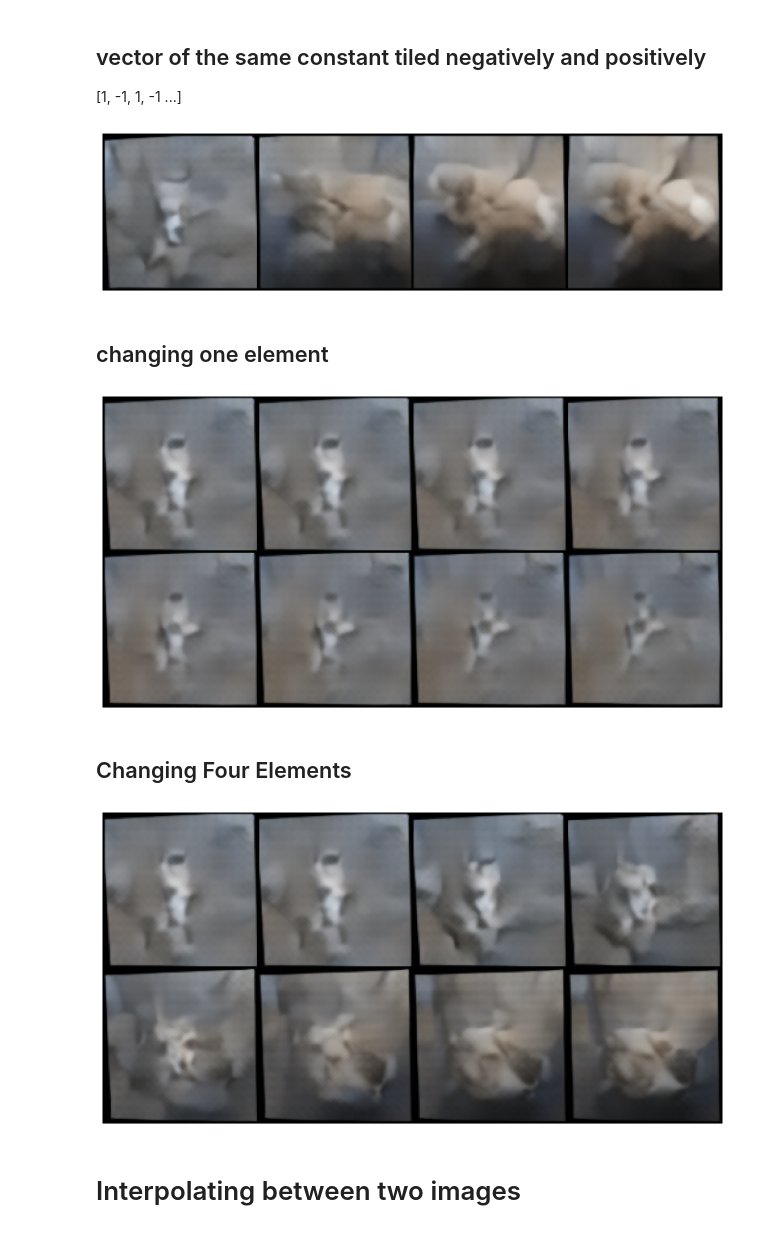
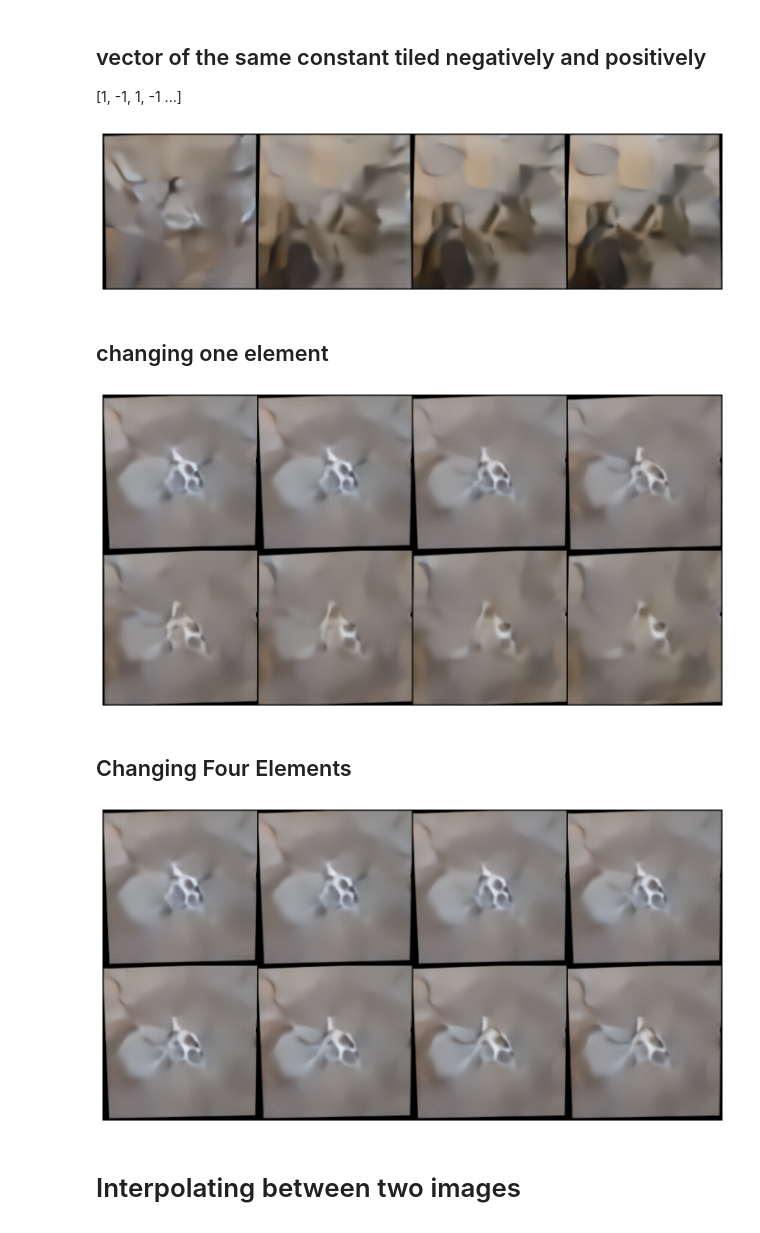
Before and after one commit to yuvalgos/FakeShmoot, a Jupyter notebook: SampleAndVisualize.ipynb, the cells around one changed output. Saved outputs shown, nothing was run; the diff lists cells and outputs as text; code cells hidden in the pictures.

```diff
--- a/SampleAndVisualize.ipynb
+++ b/SampleAndVisualize.ipynb
@@ -1,17 +1,23 @@
 # %%
+import numpy as np
 import torch
 from Utils import visualize_batch
 import matplotlib.pyplot as plt
+from DataSets import ShmootDataSet256
+import imageio
+import torchvision.transforms.functional as F
 
 plt.rcParams["figure.figsize"] = (12, 12)
+
+device = 'cpu'
 # %%
-model = torch.load('checkpoints/128final/long_run_beta4_5blocks_9000.pt')
-setattr(model.decoder, 'first_fmap_size', 128//8)  # a small fix that is required after changing the model
+model = torch.load('checkpoints/256final/256_first_try_9000.pt').to(device)
+# setattr(model.decoder, 'first_fmap_size', 128//8)  # a small fix that is required after changing the model
 
 model.requires_grad = False
 model = model.eval()
 
-latent_size = 128
+latent_size = 200
 # %% [markdown]
 # Random Sampling
 # %%
@@ -57,16 +63,16 @@ visualize_batch(samples)
 ## vector of the same constant tiled negatively and positively
 [1, -1, 1, -1 ...]
 # %%
-z = [torch.tensor([c, -c]*(latent_size//2)).to('cuda') for c in[0.1, 0.5, 1, 3]]
+z = [torch.tensor([c, -c]*(latent_size//2)).to(device) for c in[0.1, 0.5, 1, 3]]
 z = torch.stack(z)
 samples = model.decoder(z)
 visualize_batch(samples)
 # %% [output]
-[figure, old version]
+[figure, new version]
 # %% [markdown]
 ## changing one element
 # %%
-z = torch.zeros(latent_size).to('cuda')
+z = torch.zeros(latent_size).to(device)
 z_list = [z]
 for i in range(7):
     z_list.append(z.clone())
@@ -74,18 +80,18 @@ for i in range(7):
 samples = model.decoder(torch.stack(z_list))
 visualize_batch(samples)
 # %% [output]
-[figure, old version]
+[figure, new version]
 # %% [markdown]
 ## Changing Four Elements
 # %%
-z = torch.zeros(latent_size).to('cuda')
+z = torch.zeros(latent_size).to(device)
 z_list = [z]
 for i in range(7):
     z_list.append(z.clone())
-    z_list[-1][0:4] += i*0.2
+    z_list[-1][0:4] += i
 samples = model.decoder(torch.stack(z_list))
 visualize_batch(samples)
 # %% [output]
-[figure, old version]
+[figure, new version]
 # %% [markdown]
 # Interpolating between two images
```
Also changed, not shown: parts of 8 cells of this notebook, 7 other files.
